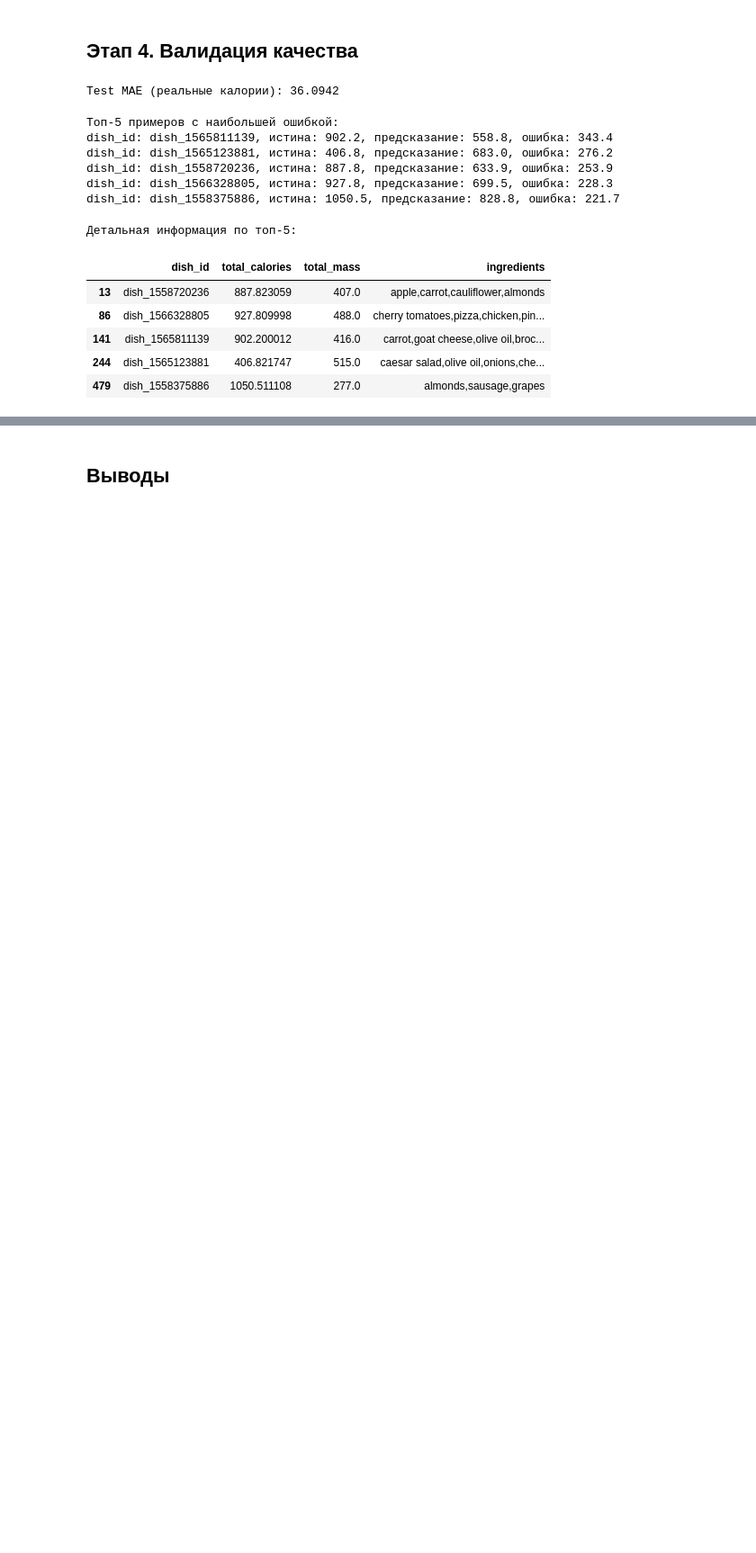
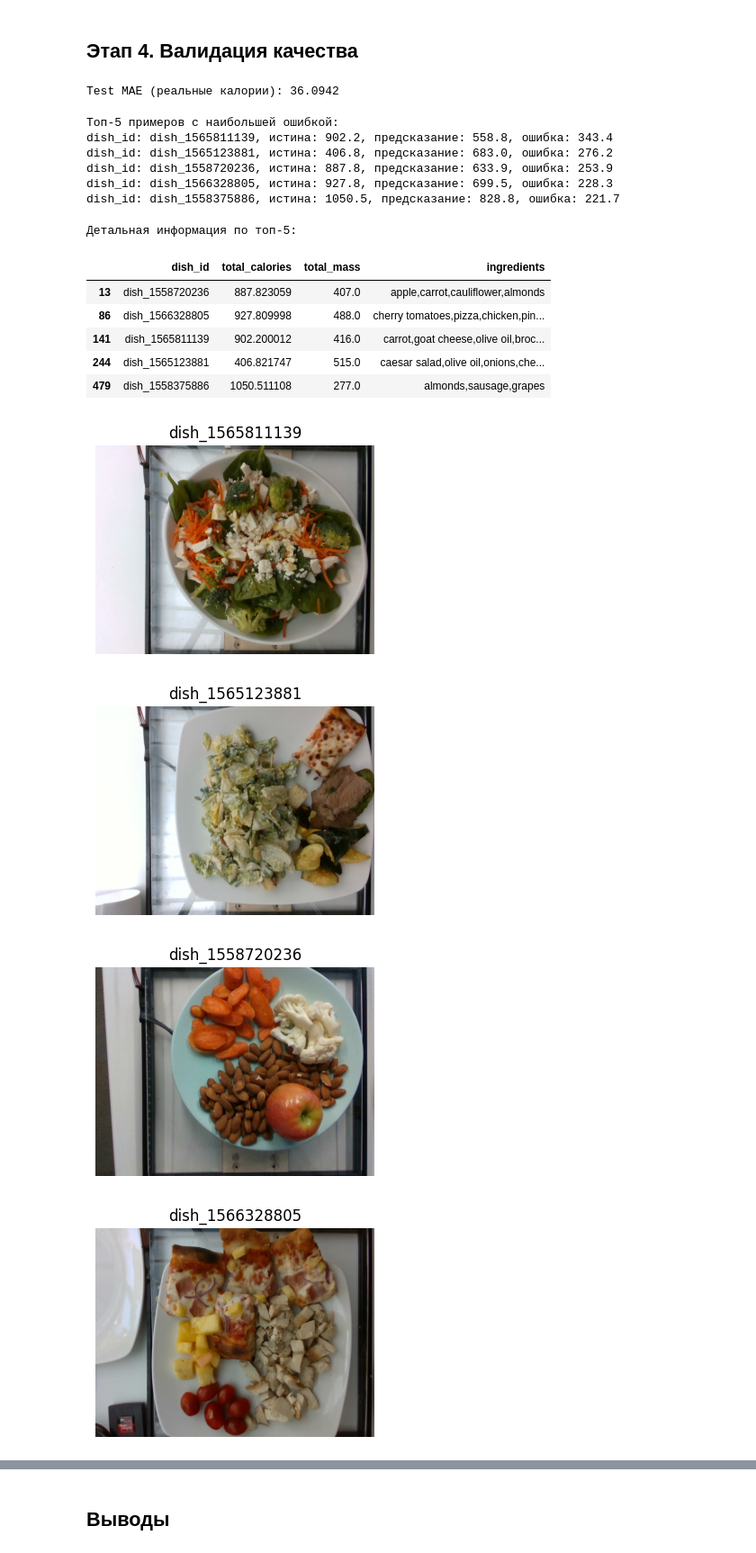
Before and after one commit to RumKam/dle-project-sprint-4, a Jupyter notebook: notebook.ipynb, the cells around one changed output, grey strips where cells are left out. Shown at 90% size. Drawn from its saved outputs; the diff is of its cells as text; code cells hidden in the pictures; blank space fills up the shorter version.

```diff
--- a/notebook.ipynb
+++ b/notebook.ipynb
@@ -618,3 +618,23 @@ display(top5_df[['dish_id', 'total_calories', 'total_mass', 'ingredients']])
 | 141 | dish_1565811139 | 902.200012 | 416.0 | carrot,goat cheese,olive oil,broc... |
 | 244 | dish_1565123881 | 406.821747 | 515.0 | caesar salad,olive oil,onions,che... |
 | 479 | dish_1558375886 | 1050.511108 | 277.0 | almonds,sausage,grapes |
+# %%
+for target_dish in top_dish_ids:
+    if target_dish in dataset.classes:
+        class_idx = dataset.classes.index(target_dish)
+        found = False
+        for i, (_, label) in enumerate(dataset):
+            if label == class_idx:
+                image, _ = dataset[i]
+                plt.figure(figsize=(4, 4))
+                plt.imshow(image)
+                plt.axis('off')
+                plt.title(target_dish)
+                plt.show()
+                found = True
+                break
+# %% [output]
+[figure, added]
+[figure, added]
+[figure, added]
+[figure, added]
```
Also changed, not shown: parts of 1 cell of this notebook.
